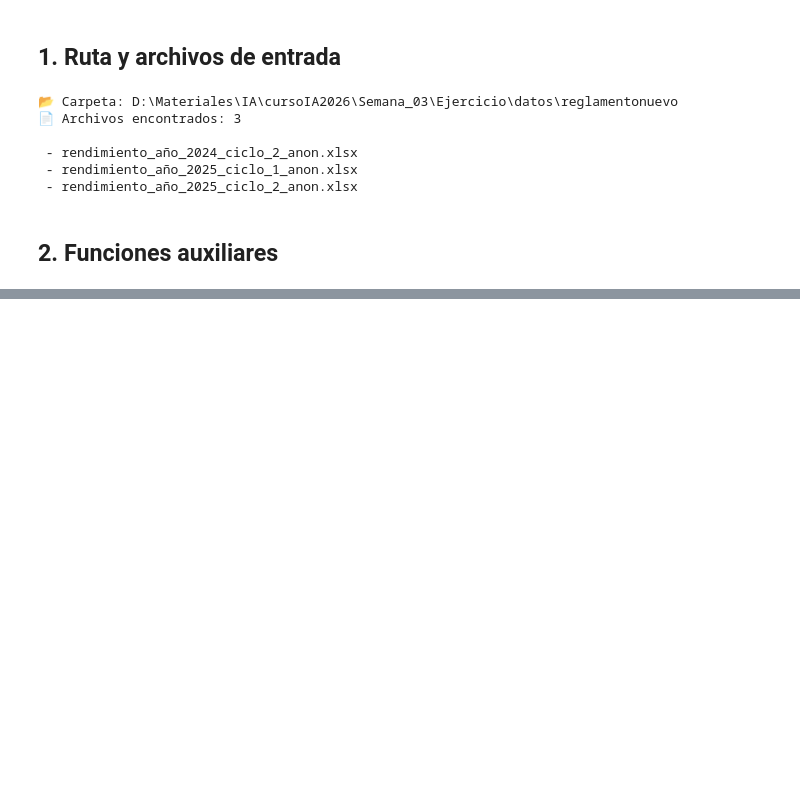
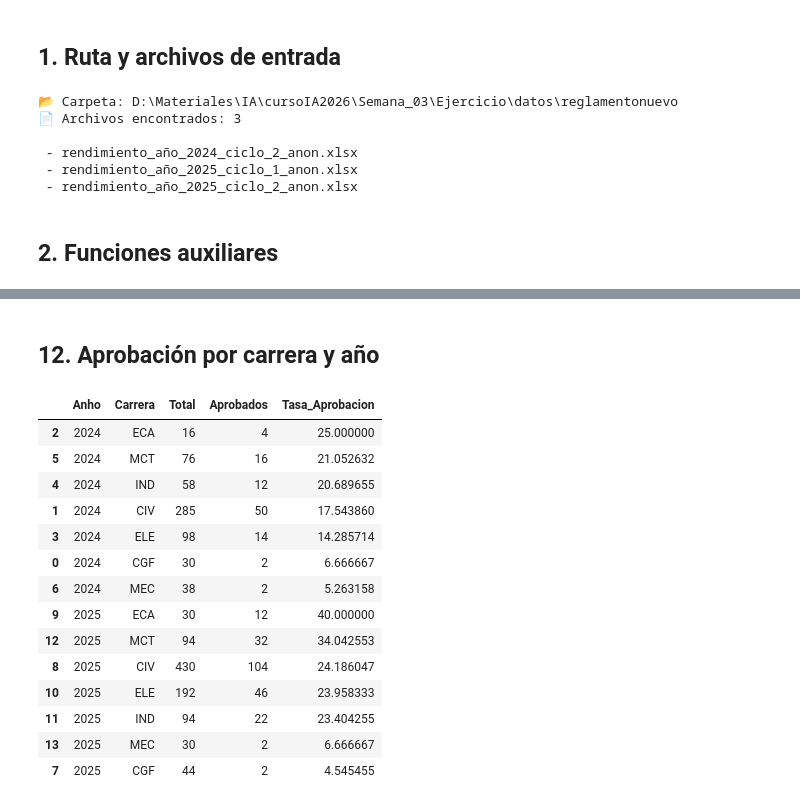
Before and after one commit to ilululf/IA_2026, a Jupyter notebook: primer_parcial/datos/Preprocesamientos.ipynb, the cells around one changed output, grey strips where cells are left out. Drawn from its saved outputs; the diff is of its cells as text; code cells hidden in the pictures; blank space fills up the shorter version.

```diff
--- a/primer_parcial/datos/Preprocesamientos.ipynb
+++ b/primer_parcial/datos/Preprocesamientos.ipynb
@@ -45,0 +205,21 @@ if not files:
+# %%
+datos['Asignatura_limpia'] = (
+    datos['Asignatura']
+    .astype(str)
+    .str.strip()
+    .str.upper()
+)
+
+filtro_em = (
+    datos['Asignatura_limpia'].str.contains('ELECTRICIDAD', na=False)
+    & datos['Asignatura_limpia'].str.contains('MAGNETISMO', na=False)
+)
+
+datos_em = datos.loc[filtro_em].copy()
+
+print(f'✅ Registros encontrados: {len(datos_em):,}')
+print('\nNombres exactos encontrados:')
+display(datos_em['Asignatura'].value_counts())
+
+if datos_em.empty:
+    raise ValueError('No se encontró ninguna asignatura que contenga ELECTRICIDAD y MAGNETISMO.')
@@ -45,0 +360,38 @@ if not files:
+# %% [markdown]
+## 12. Aprobación por carrera y año
+# %%
+if {'Anho', 'Carrera'}.issubset(datos_em.columns):
+    aprobacion_carrera_anho = (
+        datos_em
+        .groupby(['Anho', 'Carrera'], dropna=False)
+        .agg(
+            Total=('Aprobado_binario', 'size'),
+            Aprobados=('Aprobado_binario', 'sum'),
+            Tasa_Aprobacion=('Aprobado_binario', 'mean')
+        )
+        .reset_index()
+    )
+
+    aprobacion_carrera_anho['Tasa_Aprobacion'] *= 100
+    display(
+        aprobacion_carrera_anho.sort_values(
+            ['Anho', 'Tasa_Aprobacion'],
+            ascending=[True, False]
+        )
+    )
+# %% [output]
+|  | Anho | Carrera | Total | Aprobados | Tasa_Aprobacion |
+| 2 | 2024 | ECA | 16 | 4 | 25.000000 |
+| 5 | 2024 | MCT | 76 | 16 | 21.052632 |
+| 4 | 2024 | IND | 58 | 12 | 20.689655 |
+| 1 | 2024 | CIV | 285 | 50 | 17.543860 |
+| 3 | 2024 | ELE | 98 | 14 | 14.285714 |
+| 0 | 2024 | CGF | 30 | 2 | 6.666667 |
+| 6 | 2024 | MEC | 38 | 2 | 5.263158 |
+| 9 | 2025 | ECA | 30 | 12 | 40.000000 |
+| 12 | 2025 | MCT | 94 | 32 | 34.042553 |
+| 8 | 2025 | CIV | 430 | 104 | 24.186047 |
+| 10 | 2025 | ELE | 192 | 46 | 23.958333 |
+| 11 | 2025 | IND | 94 | 22 | 23.404255 |
+| 13 | 2025 | MEC | 30 | 2 | 6.666667 |
+| 7 | 2025 | CGF | 44 | 2 | 4.545455 |
```
Also changed, not shown: parts of 25 cells of this notebook, 4 other files.
